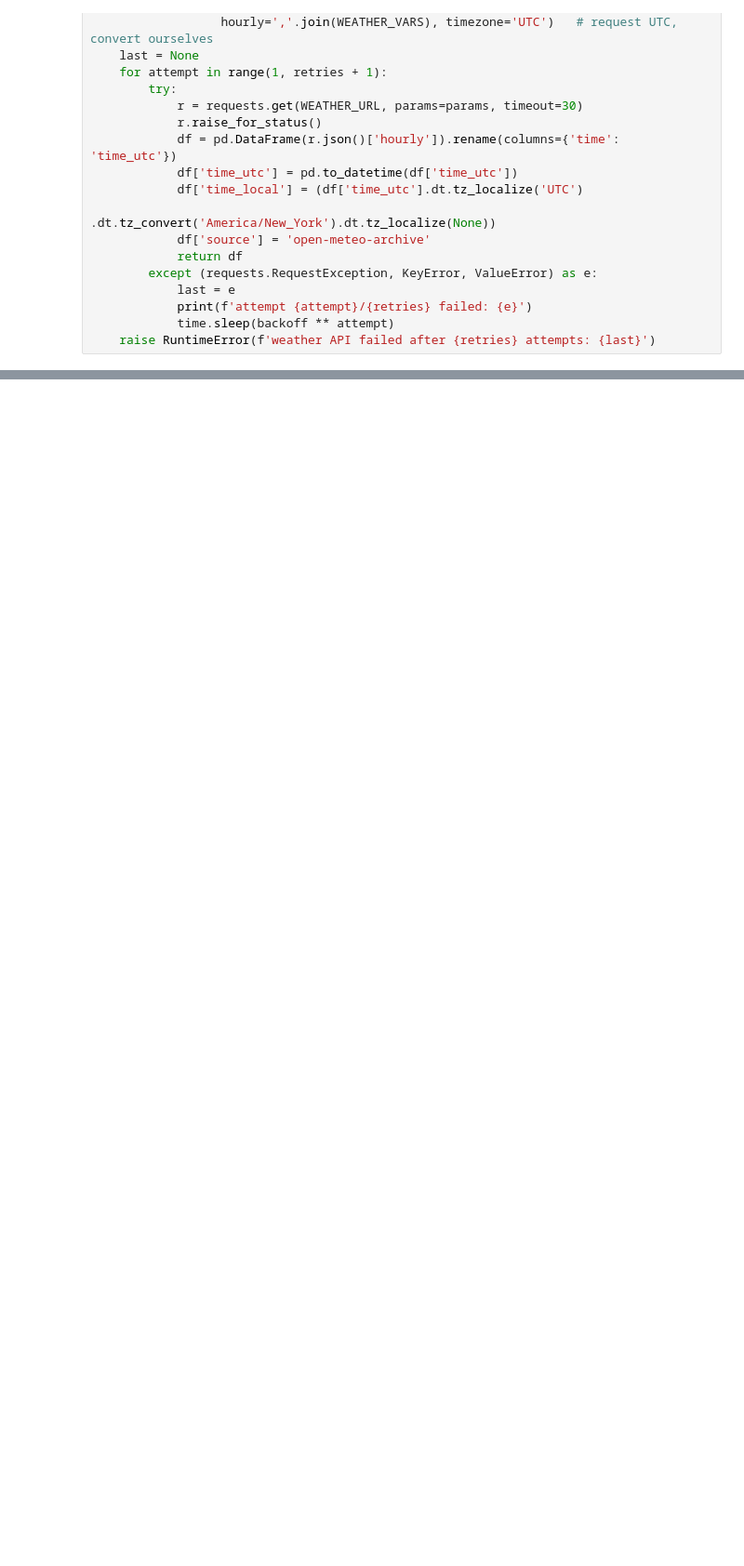
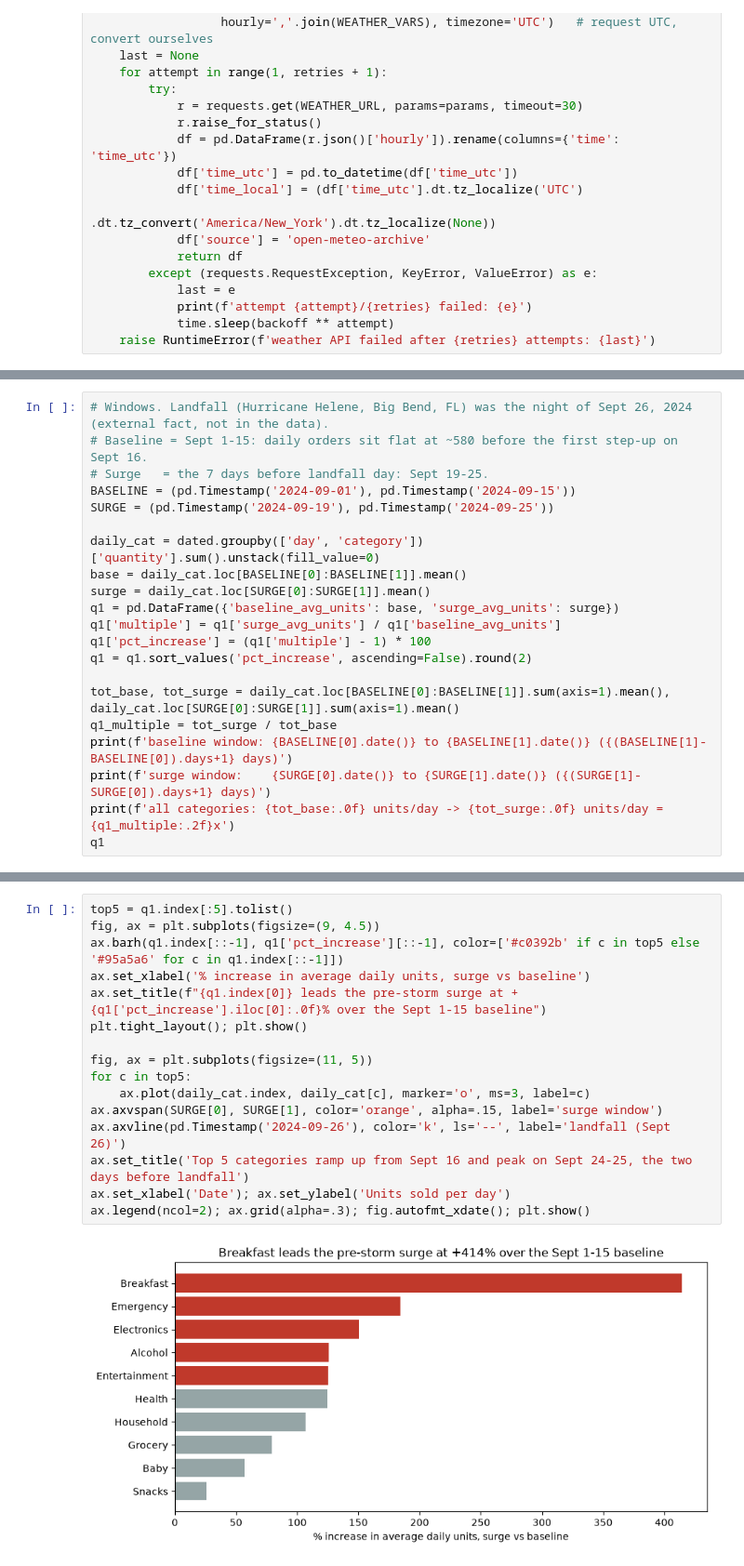
Before and after one commit to Kminhas21/walmart-hurricane-project, a Jupyter notebook: notebooks/team_notebook.ipynb, the cells around one changed output, grey strips where cells are left out. Shown at 93% size. Drawn from its saved outputs; the diff is of its cells as text; blank space fills up the shorter version.

Commit message:
Team notebook: add Q1 demand surge, Q2 SKU before/after and Q3 weather correlation

```diff
--- a/notebooks/team_notebook.ipynb
+++ b/notebooks/team_notebook.ipynb
@@ -336,0 +341,21 @@ data source: ['open-meteo-archive'] (live API call, no fallback file used)
+# %%
+# Windows. Landfall (Hurricane Helene, Big Bend, FL) was the night of Sept 26, 2024 (external fact, not in the data).
+# Baseline = Sept 1-15: daily orders sit flat at ~580 before the first step-up on Sept 16.
+# Surge   = the 7 days before landfall day: Sept 19-25.
+BASELINE = (pd.Timestamp('2024-09-01'), pd.Timestamp('2024-09-15'))
+SURGE = (pd.Timestamp('2024-09-19'), pd.Timestamp('2024-09-25'))
+
+daily_cat = dated.groupby(['day', 'category'])['quantity'].sum().unstack(fill_value=0)
+base = daily_cat.loc[BASELINE[0]:BASELINE[1]].mean()
+surge = daily_cat.loc[SURGE[0]:SURGE[1]].mean()
+q1 = pd.DataFrame({'baseline_avg_units': base, 'surge_avg_units': surge})
+q1['multiple'] = q1['surge_avg_units'] / q1['baseline_avg_units']
+q1['pct_increase'] = (q1['multiple'] - 1) * 100
+q1 = q1.sort_values('pct_increase', ascending=False).round(2)
+
+tot_base, tot_surge = daily_cat.loc[BASELINE[0]:BASELINE[1]].sum(axis=1).mean(), daily_cat.loc[SURGE[0]:SURGE[1]].sum(axis=1).mean()
+q1_multiple = tot_surge / tot_base
+print(f'baseline window: {BASELINE[0].date()} to {BASELINE[1].date()} ({(BASELINE[1]-BASELINE[0]).days+1} days)')
+print(f'surge window:    {SURGE[0].date()} to {SURGE[1].date()} ({(SURGE[1]-SURGE[0]).days+1} days)')
+print(f'all categories: {tot_base:.0f} units/day -> {tot_surge:.0f} units/day = {q1_multiple:.2f}x')
+q1
@@ -336,0 +378,18 @@ data source: ['open-meteo-archive'] (live API call, no fallback file used)
+# %%
+top5 = q1.index[:5].tolist()
+fig, ax = plt.subplots(figsize=(9, 4.5))
+ax.barh(q1.index[::-1], q1['pct_increase'][::-1], color=['#c0392b' if c in top5 else '#95a5a6' for c in q1.index[::-1]])
+ax.set_xlabel('% increase in average daily units, surge vs baseline')
+ax.set_title(f"{q1.index[0]} leads the pre-storm surge at +{q1['pct_increase'].iloc[0]:.0f}% over the Sept 1-15 baseline")
+plt.tight_layout(); plt.show()
+
+fig, ax = plt.subplots(figsize=(11, 5))
+for c in top5:
+    ax.plot(daily_cat.index, daily_cat[c], marker='o', ms=3, label=c)
+ax.axvspan(SURGE[0], SURGE[1], color='orange', alpha=.15, label='surge window')
+ax.axvline(pd.Timestamp('2024-09-26'), color='k', ls='--', label='landfall (Sept 26)')
+ax.set_title('Top 5 categories ramp up from Sept 16 and peak on Sept 24-25, the two days before landfall')
+ax.set_xlabel('Date'); ax.set_ylabel('Units sold per day')
+ax.legend(ncol=2); ax.grid(alpha=.3); fig.autofmt_xdate(); plt.show()
+# %% [output]
+[figure, added]
```
Also changed, not shown: parts of 11 cells of this notebook.
